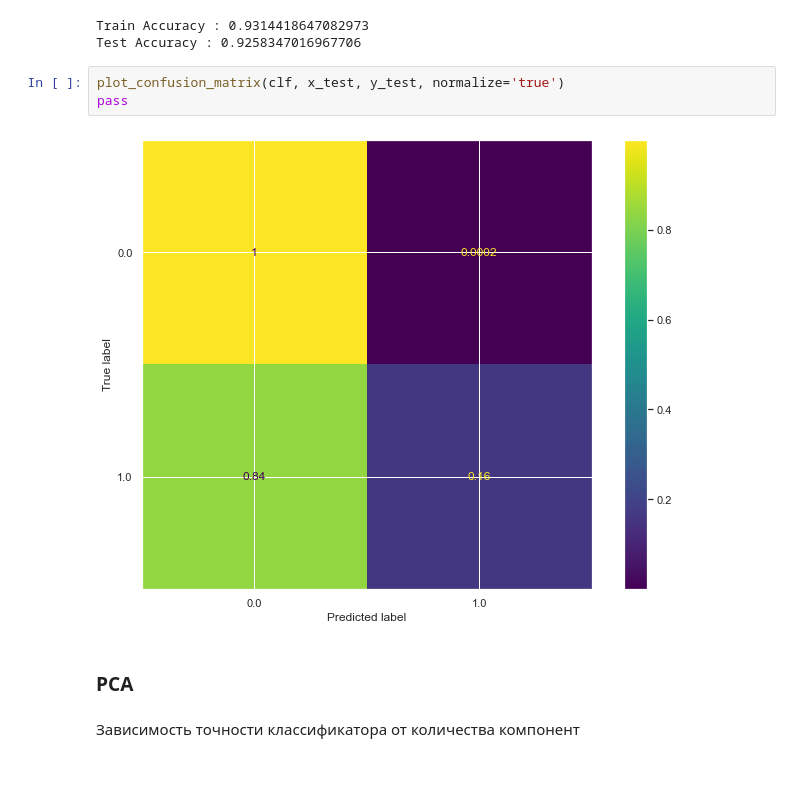
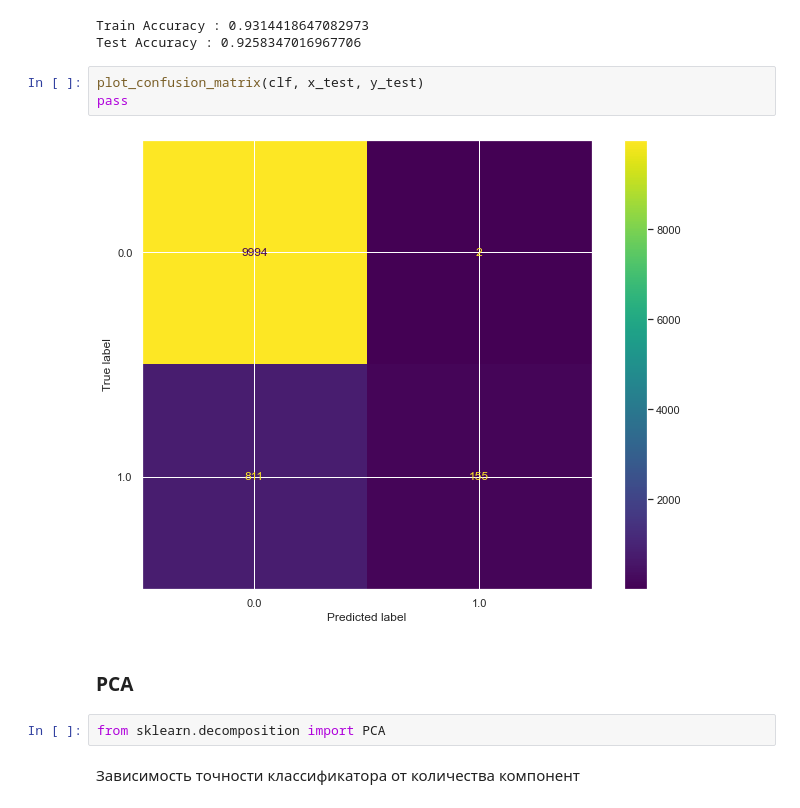
Before and after one commit to NikolaySokolov152/MachineLearning, a Jupyter notebook: Homework/3. PracticeLikeness.ipynb, the cells around one changed output. Drawn from its saved outputs; the diff is of its cells as text; blank space fills up the shorter version.

```diff
--- a/Homework/3. PracticeLikeness.ipynb
+++ b/Homework/3. PracticeLikeness.ipynb
@@ -473,12 +473,14 @@ print("Test Accuracy :", clf.score(x_test, y_test))
 Train Accuracy : 0.9314418647082973
 Test Accuracy : 0.9258347016967706
 # %%
-plot_confusion_matrix(clf, x_test, y_test, normalize='true')
+plot_confusion_matrix(clf, x_test, y_test)
 pass
 # %% [output]
-[figure, old version]
+[figure, new version]
 # %% [markdown]
 ### PCA
+# %%
+from sklearn.decomposition import PCA
 # %% [markdown]
 Зависимость точности классификатора от количества компонент
 # %%
```
Also changed, not shown: parts of 5 cells of this notebook, 2 other files.
